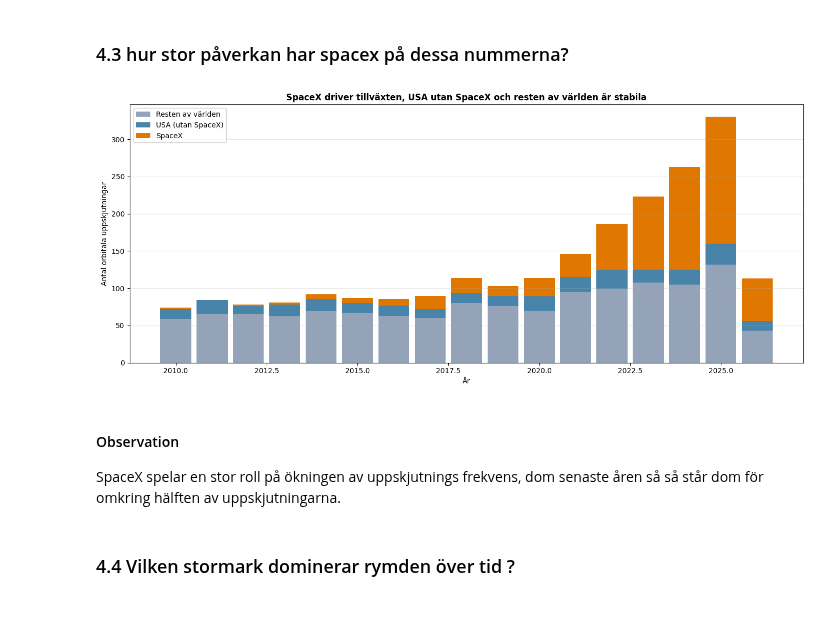
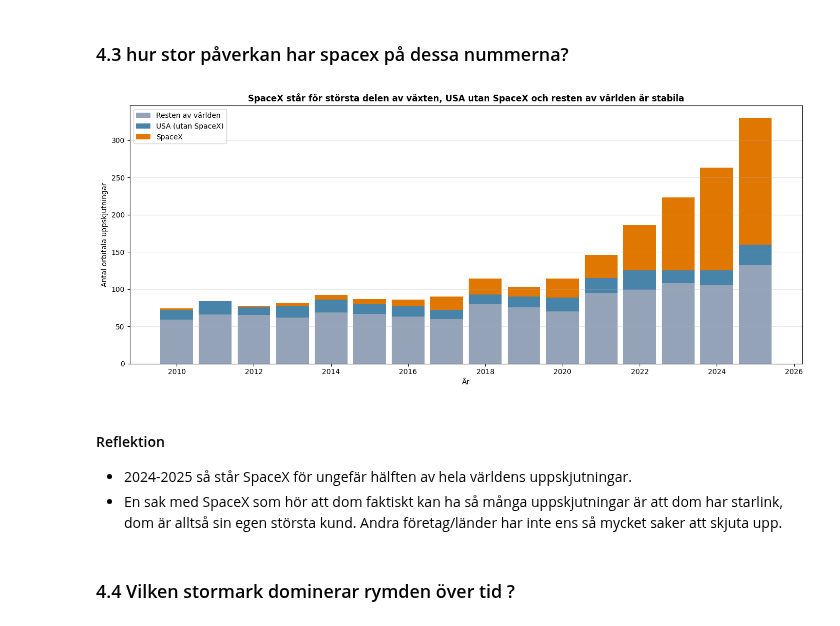
Before and after one commit to jacoblasse/KK1-rymduppskjutningar, a Jupyter notebook: notebook.ipynb, the cells around one changed output. Saved outputs shown, nothing was run; the diff lists cells and outputs as text; code cells hidden in the pictures.

Commit message:
Reflection on SpaceX stacked bar chart

```diff
--- a/notebook.ipynb
+++ b/notebook.ipynb
@@ -708,40 +708,41 @@ by_year = recent.pivot_table(
     values="Outcome",
     aggfunc="count",
     fill_value=0
 )
-by_year = by_year.reindex(range(2010, 2027), fill_value=0)
+by_year = by_year.reindex(range(2010, 2026), fill_value=0)
 
-# Stack-ordning, största underst för bästa läsbarhet
+# Stack ordning, största underst för bästa läsbarhet
 order = ["Resten av världen", "USA (utan SpaceX)", "SpaceX"]
 colors = {
     "SpaceX": "#e07700", #orange
     "USA (utan SpaceX)": "#4884aa", #blå
     "Resten av världen": "#94a3b8", #grå
 }
 
 fig, ax = plt.subplots(figsize=(14, 6))
 
 # Stapla genom att räkna ut "bottom" för varje kategori
 bottom = pd.Series(0, index=by_year.index)
 for i in order:
     ax.bar(by_year.index, by_year[i], bottom=bottom,
            label=i, color=colors[i], width=0.85)
     bottom = bottom + by_year[i]
 
 ax.set_xlabel("År")
 ax.set_ylabel("Antal orbitala uppskjutningar")
 ax.set_title("SpaceX står för största delen av växten, USA utan SpaceX och resten av världen är stabila",
              fontsize=12, fontweight="bold")
 ax.legend(loc="upper left")
 ax.grid(True, alpha=0.3, axis="y")
 plt.tight_layout()
 plt.show()
 # %% [output]
-[figure, old version]
+[figure, new version]
 # %% [markdown]
-#### Observation
+#### Reflektion
 
-SpaceX spelar en stor roll på ökningen av uppskjutnings frekvens, dom senaste åren så så står dom för omkring hälften av uppskjutningarna.
+- 2024-2025 så står SpaceX för ungefär hälften av hela världens uppskjutningar.
+- En sak med SpaceX som hör att dom faktiskt kan ha så många uppskjutningar är att dom har starlink, dom är alltså sin egen största kund. Andra företag/länder har inte ens så mycket saker att skjuta upp.
 # %% [markdown]
 ### 4.4 Vilken stormark dominerar rymden över tid ?
 # %% [markdown]
```
